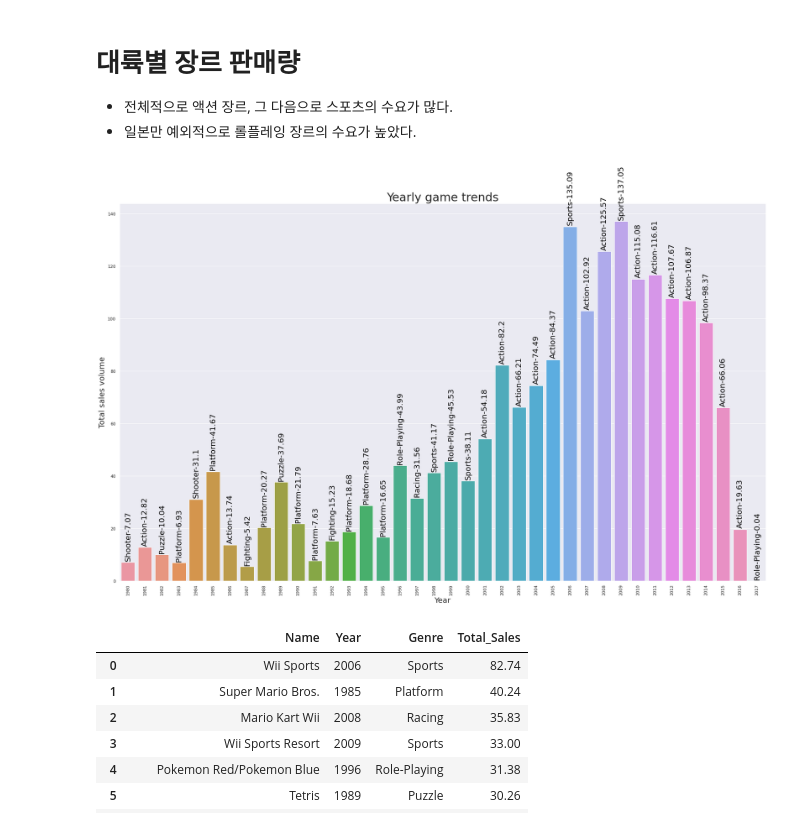
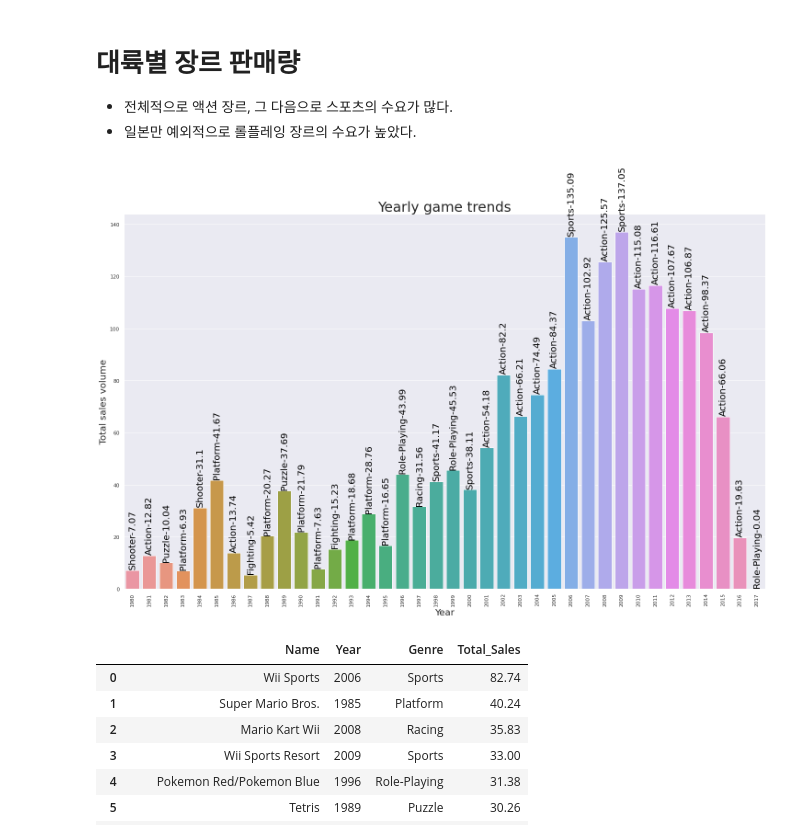
Before and after one commit to 6mini/Project, a Jupyter notebook: project1.ipynb, the cells around one changed output. Saved outputs shown, nothing was run; the diff lists cells and outputs as text; code cells hidden in the pictures.

```diff
--- a/project1.ipynb
+++ b/project1.ipynb
@@ -261,21 +261,21 @@ year_sale_max = year_sale_dx[year_sale].reset_index(drop=True)
 # %%
 genre = year_sale_max['Genre']
 # %%
-plt.figure(figsize=(30, 18))
+plt.figure(figsize=(25, 15))
 g = sns.barplot(x='Year', y='Total_Sales', data=year_sale_max)
 index = 0
 for value in year_sale_max['Total_Sales']:
     g.text(index, value + 1, str(genre[index] + '-' +str(round(value, 2))), color='#000', size=20, rotation= 90, ha="center")
     index += 1
 
 plt.title("Yearly game trends", fontsize=30)
 plt.xlabel("Year", fontsize=20)
 plt.ylabel("Total sales volume", fontsize=20)
 
 plt.xticks(rotation=90)
 plt.show()
 # %% [output]
-[figure, old version]
+[figure, new version]
 # %%
 # 개별 게임 순위
 sortdf = df.sort_values(by=['Total_Sales'], ascending=False)
```
Also changed, not shown: parts of 2 cells of this notebook.
